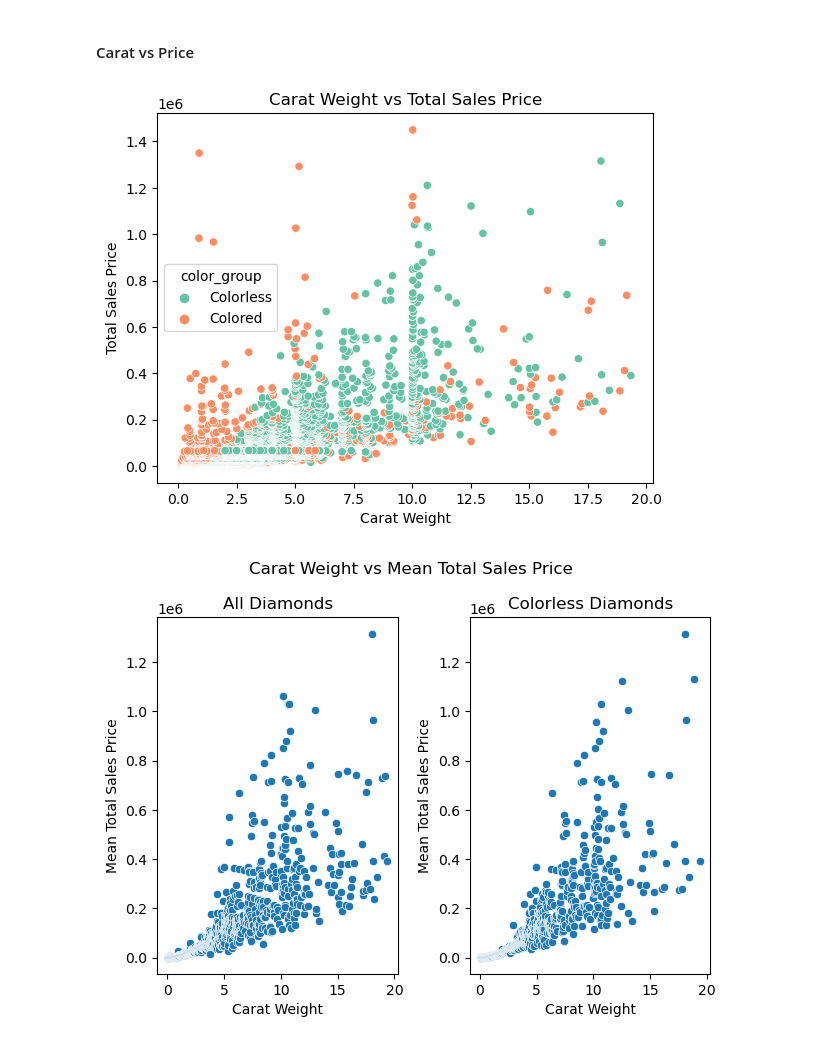
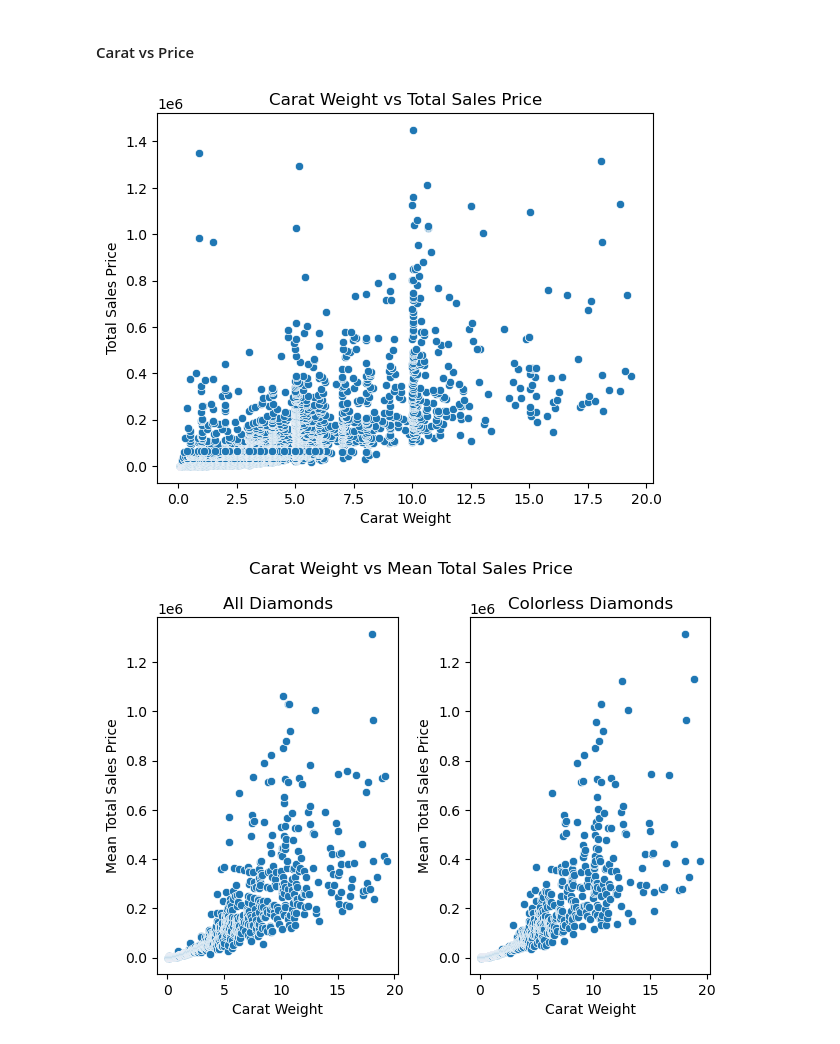
Before and after one commit to Sree790/diamond-price-prediction-Modeling, a Jupyter notebook: eda.ipynb, the cells around one changed output. Drawn from its saved outputs; the diff is of its cells as text; code cells hidden in the pictures.

```diff
--- a/eda.ipynb
+++ b/eda.ipynb
@@ -279,11 +279,11 @@ carat_colorless_df = temp_df.groupby('carat_weight').mean().reset_index()
 # %%
 # Scatter plot of carat weight vs total sales price
 
-df['color_group'] = df['color'].apply(lambda x: 'Colored' if x == 'unknown' else 'Colorless')
-sns.scatterplot(data=df, x='carat_weight', y='total_sales_price', hue='color_group', palette='Set2')
+# df['color_group'] = df['color'].apply(lambda x: 'Colored' if x == 'unknown' else 'Colorless')
+sns.scatterplot(data=df, x='carat_weight', y='total_sales_price', palette='Set2')
 plt.title('Carat Weight vs Total Sales Price')
 plt.xlabel('Carat Weight')
 plt.ylabel('Total Sales Price')
 plt.show()
 # %% [output]
-[figure, old version]
+[figure, new version]
```
Also changed, not shown: parts of 7 cells of this notebook, 2 other files.
